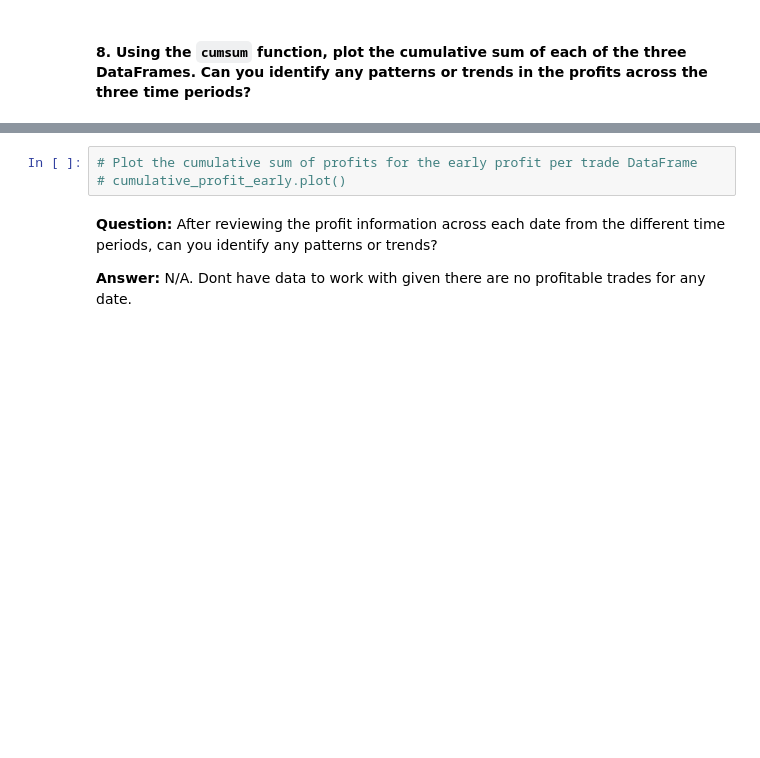
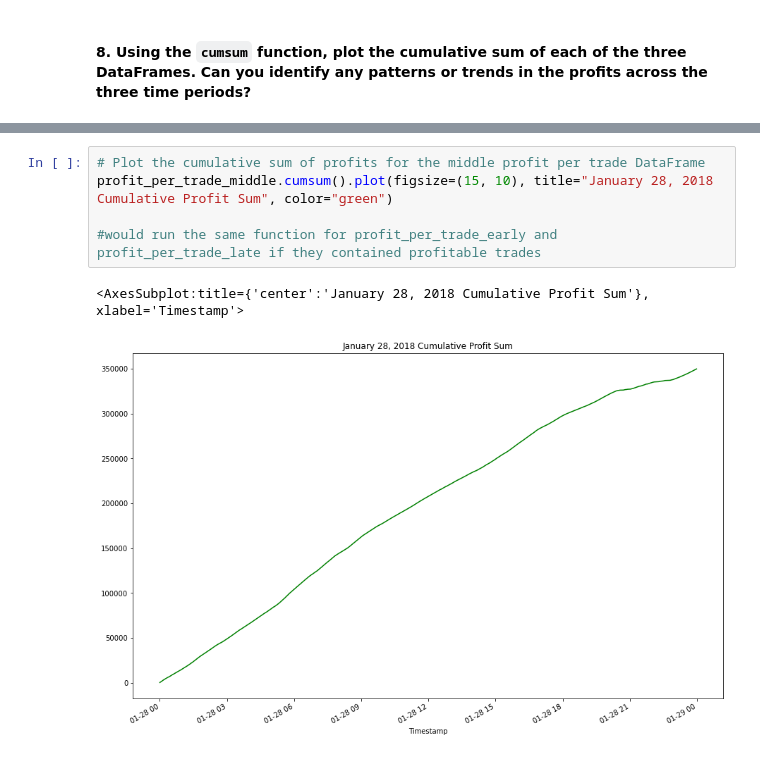
Before and after one commit to arliejones/BTC_Financial_Analysis, a Jupyter notebook: crypto_arbitrage.ipynb, the cells around one changed output, grey strips where cells are left out. Cells and saved outputs as stored; diff of their text form; blank space fills up the shorter version.

```diff
--- a/crypto_arbitrage.ipynb
+++ b/crypto_arbitrage.ipynb
@@ -641,7 +724,8 @@ None
 # %%
-# Plot the cumulative sum of profits for the early profit per trade DataFrame
-# cumulative_profit_early.plot()
+# Plot the cumulative sum of profits for the middle profit per trade DataFrame
+profit_per_trade_middle.cumsum().plot(figsize=(15, 10), title="January 28, 2018 Cumulative Profit Sum", color="green")
+
+#would run the same function for profit_per_trade_early and profit_per_trade_late if they contained profitable trades
+# %% [output]
+<AxesSubplot:title={'center':'January 28, 2018 Cumulative Profit Sum'}, xlabel='Timestamp'>
+[figure, added]
-# %% [markdown]
-**Question:** After reviewing the profit information across each date from the different time periods, can you identify any patterns or trends?
-
-**Answer:** N/A. Dont have data to work with given there are no profitable trades for any date.
```
Also changed, not shown: parts of 13 cells of this notebook, 1 other file.
